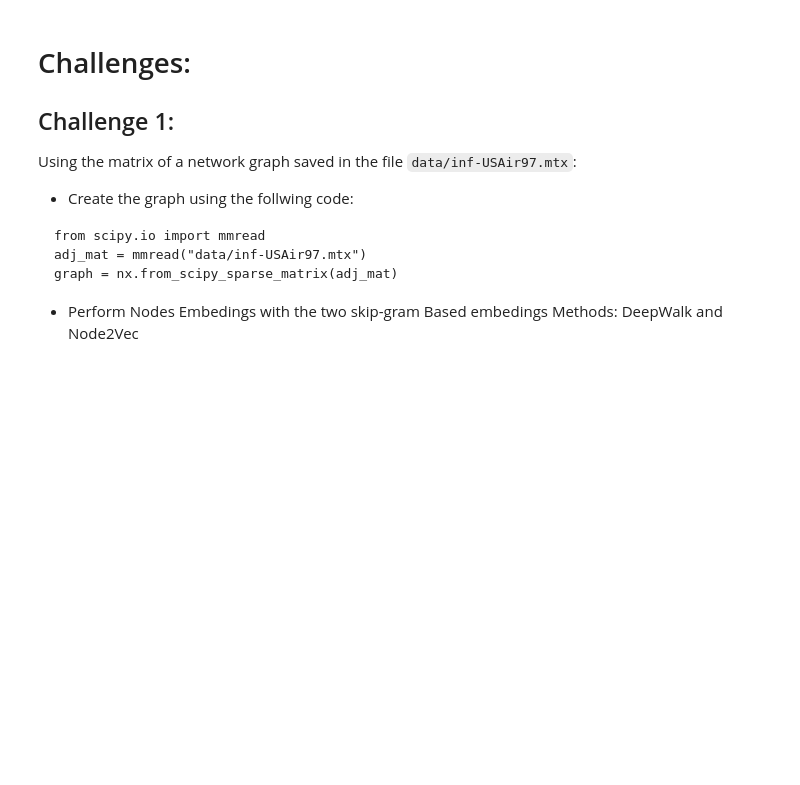
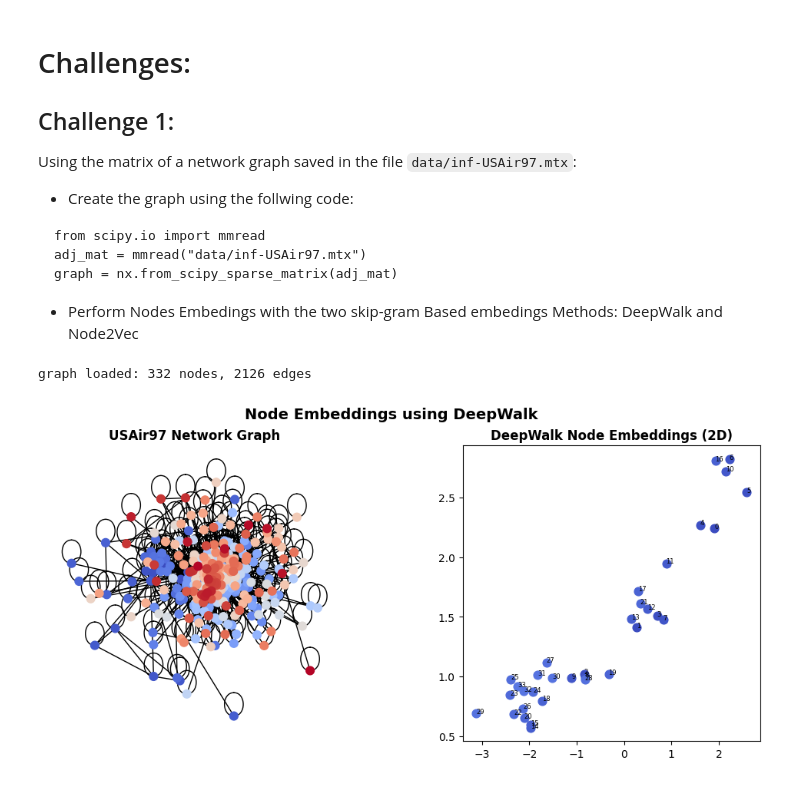
Before and after one commit to amaliahm/NS_labs, a Jupyter notebook: NetSci_Lab2/NetSci_Lab2-skip-gram.ipynb, the cells around one changed output. Saved outputs shown, nothing was run; the diff lists cells and outputs as text; code cells hidden in the pictures; blank space fills up the shorter version.

```diff
--- a/NetSci_Lab2/NetSci_Lab2-skip-gram.ipynb
+++ b/NetSci_Lab2/NetSci_Lab2-skip-gram.ipynb
@@ -385,0 +476,42 @@ graph = nx.from_scipy_sparse_matrix(adj_mat)
+# %%
+adj_mat = mmread("/kaggle/input/inf-usair-dataset/inf-USAir97.mtx")
+G = nx.from_scipy_sparse_array(adj_mat)
+
+print(f"graph loaded: {G.number_of_nodes()} nodes, {G.number_of_edges()} edges")
+# %% [output]
+graph loaded: 332 nodes, 2126 edges
+# %%
+deepwalk = DeepWalk(dimensions=64, walk_number=10, walk_length=40, workers=2)
+deepwalk.fit(G)
+emb_dw = deepwalk.get_embedding()
+# %%
+labels = np.arange(G.number_of_nodes())
+norm_labels = (labels - labels.min()) / (labels.max() - labels.min())
+mapped_colors = cm.coolwarm(norm_labels)
+# %%
+fig, axs = plt.subplots(1, 2, figsize=(12, 5))
+
+# ---- Left: Original Graph ----
+nx.draw_networkx(G,
+                 pos=nx.spring_layout(G, seed=42),
+                 node_color=mapped_colors,
+                 node_size=60,
+                 with_labels=False,
+                 cmap='coolwarm',
+                 ax=axs[0])
+axs[0].set_title("USAir97 Network Graph", fontweight='bold')
+axs[0].axis("off")
+
+# ---- Right: DeepWalk Embeddings ----
+for i, v in enumerate(embeddings):
+    axs[1].scatter(v[0], v[1], s=60, c=[mapped_colors[i]])
+    axs[1].annotate(str(i), (v[0], v[1]), fontsize=6)
+
+axs[1].set_title("DeepWalk Node Embeddings (2D)", fontweight='bold')
+
+# ---- Global layout ----
+plt.subplots_adjust(wspace=0.4)
+fig.suptitle("Node Embeddings using DeepWalk", fontweight='bold', fontsize=14)
+plt.show()
+# %% [output]
+[figure, added]
```
Also changed, not shown: parts of 16 cells of this notebook, 2 other files.
